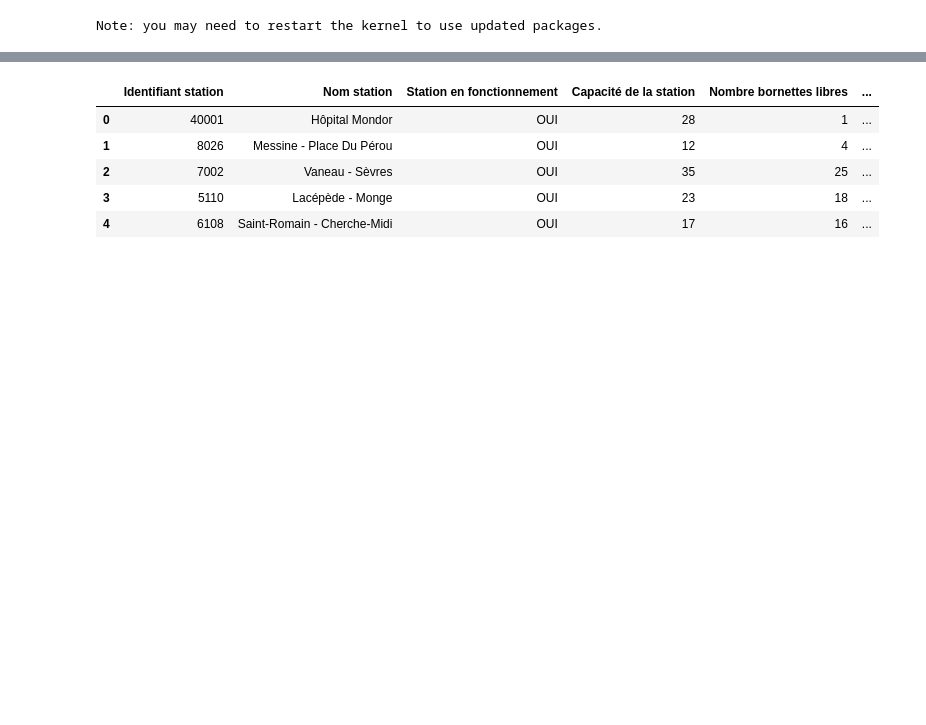
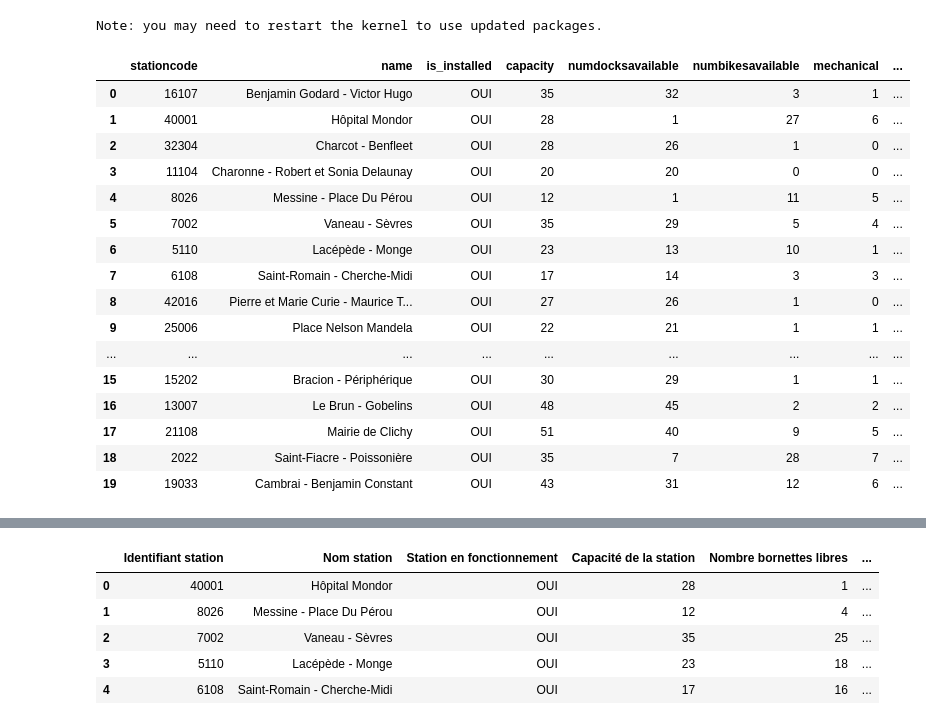
Before and after one commit to AissataProo/PROJET_MEYTE, a Jupyter notebook: notebooks/notebook.ipynb, the cells around one changed output, grey strips where cells are left out. Drawn from its saved outputs; the diff is of its cells as text; code cells hidden in the pictures; blank space fills up the shorter version.

```diff
--- a/notebooks/notebook.ipynb
+++ b/notebooks/notebook.ipynb
@@ -10,3 +6,34 @@ df = pd.read_csv("https://minio.lab.sspcloud.fr/aissataa/MEDAS_Financial-Reporti
+# %%
+import pandas as pd
+import requests
+
+# 1. Charger le fichier CSV local
+df_emplacement = pd.read_csv('https://minio.lab.sspcloud.fr/aissataa/MEDAS_Financial-Reporting/DATA/velib-emplacement-des-stations.csv', sep=';')
+
+# 2. Récupérer les données temps réel via l'API
+url_api = "https://opendata.paris.fr/api/explore/v2.1/catalog/datasets/velib-disponibilite-en-temps-reel/records?limit=20"
+response = requests.get(url_api)
+df_temps_reel = pd.json_normalize(response.json()['results'])
+# %%
+df_temps_reel
+# %% [output]
+|  | stationcode | name | is_installed | capacity | numdocksavailable | numbikesavailable | mechanical | ... |
+| 0 | 16107 | Benjamin Godard - Victor Hugo | OUI | 35 | 32 | 3 | 1 | ... |
+| 1 | 40001 | Hôpital Mondor | OUI | 28 | 1 | 27 | 6 | ... |
+| 2 | 32304 | Charcot - Benfleet | OUI | 28 | 26 | 1 | 0 | ... |
+| 3 | 11104 | Charonne - Robert et Sonia Delaunay | OUI | 20 | 20 | 0 | 0 | ... |
+| 4 | 8026 | Messine - Place Du Pérou | OUI | 12 | 1 | 11 | 5 | ... |
+| 5 | 7002 | Vaneau - Sèvres | OUI | 35 | 29 | 5 | 4 | ... |
+| 6 | 5110 | Lacépède - Monge | OUI | 23 | 13 | 10 | 1 | ... |
+| 7 | 6108 | Saint-Romain - Cherche-Midi | OUI | 17 | 14 | 3 | 3 | ... |
+| 8 | 42016 | Pierre et Marie Curie - Maurice T... | OUI | 27 | 26 | 1 | 0 | ... |
+| 9 | 25006 | Place Nelson Mandela | OUI | 22 | 21 | 1 | 1 | ... |
+| ... | ... | ... | ... | ... | ... | ... | ... | ... |
+| 15 | 15202 | Bracion - Périphérique | OUI | 30 | 29 | 1 | 1 | ... |
+| 16 | 13007 | Le Brun - Gobelins | OUI | 48 | 45 | 2 | 2 | ... |
+| 17 | 21108 | Mairie de Clichy | OUI | 51 | 40 | 9 | 5 | ... |
+| 18 | 2022 | Saint-Fiacre - Poissonière | OUI | 35 | 7 | 28 | 7 | ... |
+| 19 | 19033 | Cambrai - Benjamin Constant | OUI | 43 | 31 | 12 | 6 | ... |
 # %%
 df.info()
 # %% [output]
```
Also changed, not shown: parts of 7 cells of this notebook, 4 other files.
